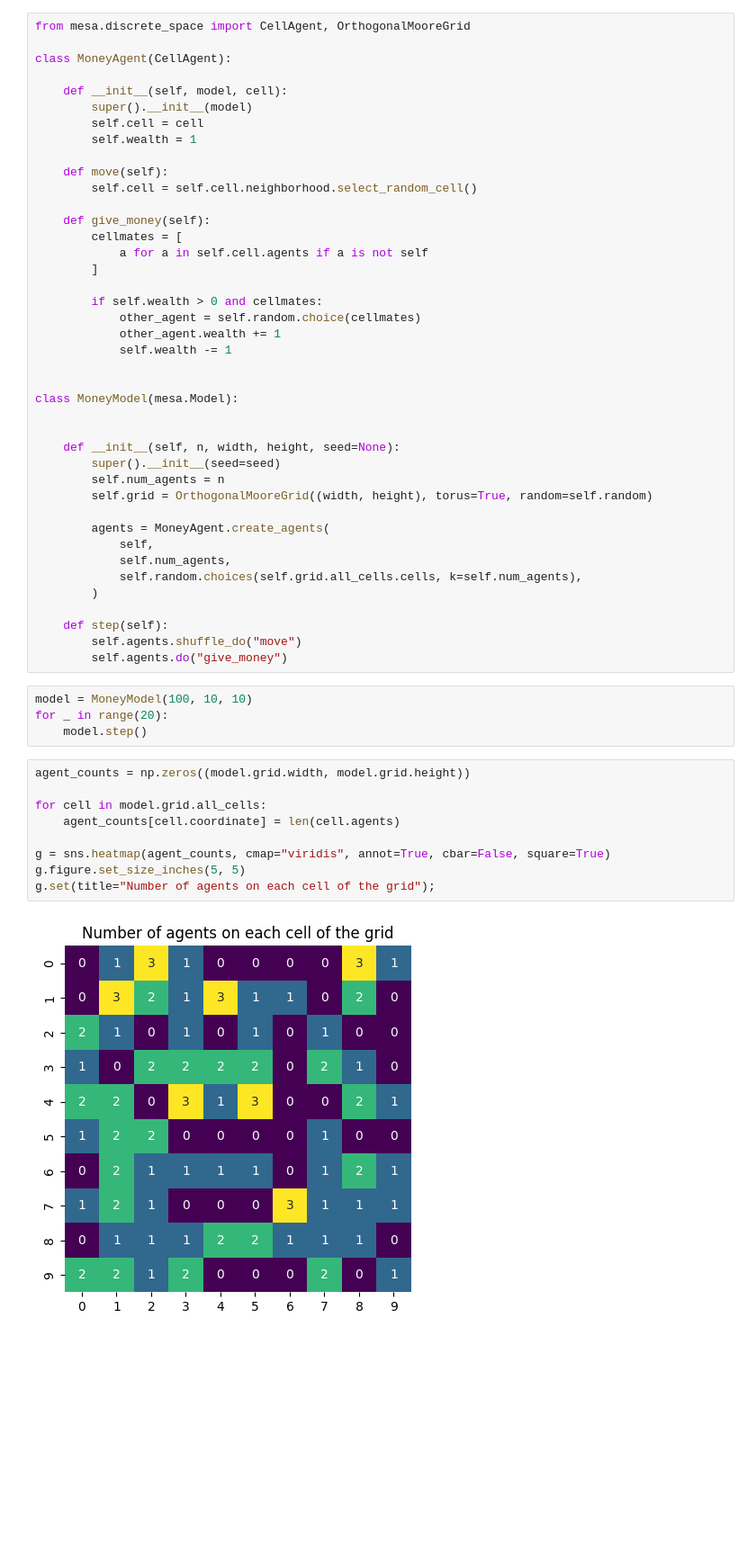
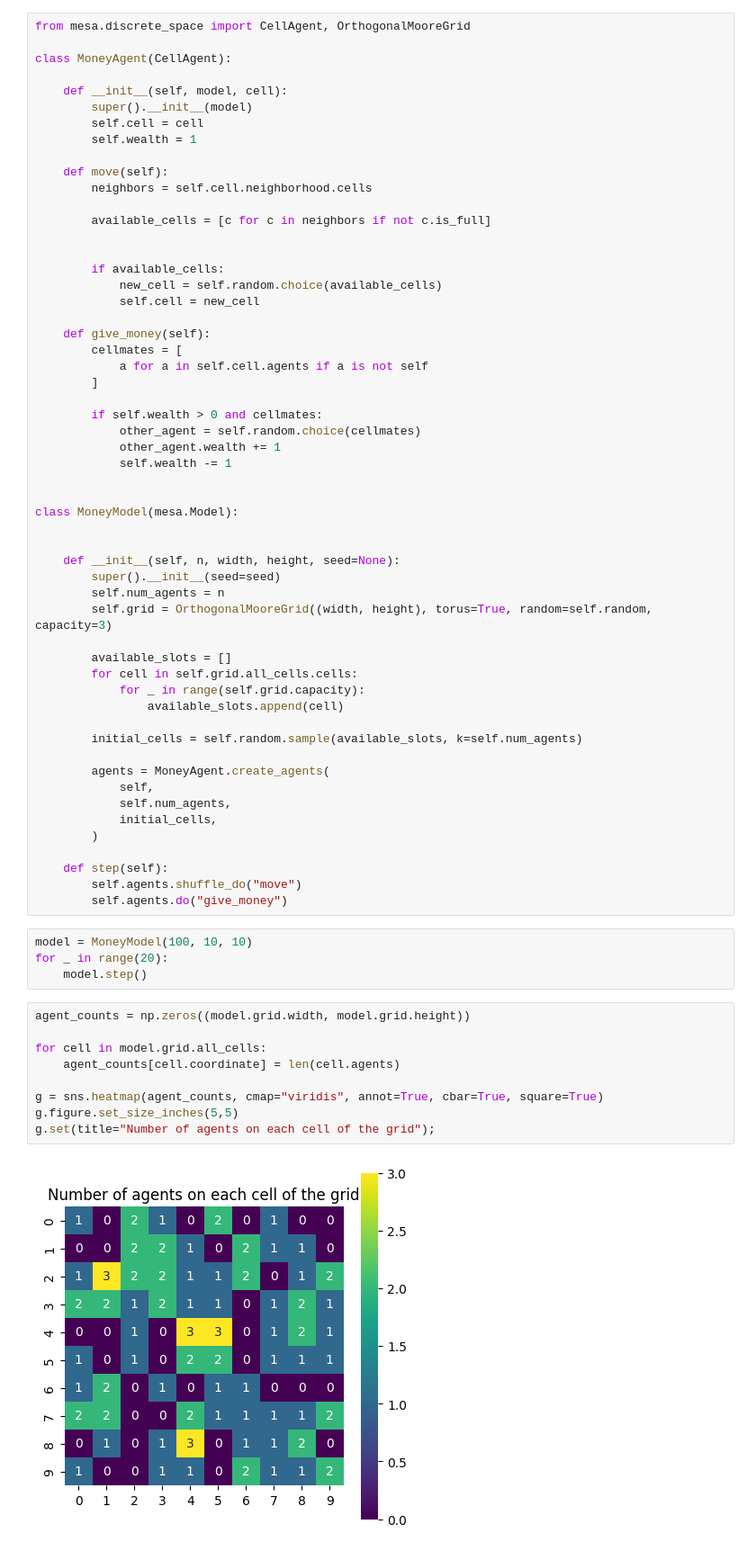
Before and after one commit to tvishaa05/MoneyModel-Mesa-, a Jupyter notebook: Adding Space.ipynb, the cells around one changed output. Shown: that part at 90% size. Saved outputs shown, nothing was run; the diff lists cells and outputs as text; blank space fills up the shorter version.

```diff
--- a/Adding Space.ipynb
+++ b/Adding Space.ipynb
@@ -48,7 +48,14 @@ class MoneyAgent(CellAgent):
         self.wealth = 1
 
     def move(self):
-        self.cell = self.cell.neighborhood.select_random_cell()
+        neighbors = self.cell.neighborhood.cells
+
+        available_cells = [c for c in neighbors if not c.is_full]
+
+
+        if available_cells:
+            new_cell = self.random.choice(available_cells)
+            self.cell = new_cell
 
     def give_money(self):
         cellmates = [
@@ -67,12 +74,19 @@ class MoneyModel(mesa.Model):
     def __init__(self, n, width, height, seed=None):
         super().__init__(seed=seed)
         self.num_agents = n
-        self.grid = OrthogonalMooreGrid((width, height), torus=True, random=self.random)
+        self.grid = OrthogonalMooreGrid((width, height), torus=True, random=self.random, capacity=3)
+
+        available_slots = []
+        for cell in self.grid.all_cells.cells:
+            for _ in range(self.grid.capacity):
+                available_slots.append(cell)
+
+        initial_cells = self.random.sample(available_slots, k=self.num_agents)
 
         agents = MoneyAgent.create_agents(
             self,
             self.num_agents,
-            self.random.choices(self.grid.all_cells.cells, k=self.num_agents),
+            initial_cells,
         )
 
     def step(self):
@@ -85,11 +99,11 @@ for _ in range(20):
 # %%
 agent_counts = np.zeros((model.grid.width, model.grid.height))
 
 for cell in model.grid.all_cells:
     agent_counts[cell.coordinate] = len(cell.agents)
 
-g = sns.heatmap(agent_counts, cmap="viridis", annot=True, cbar=False, square=True)
-g.figure.set_size_inches(5, 5)
+g = sns.heatmap(agent_counts, cmap="viridis", annot=True, cbar=True, square=True)
+g.figure.set_size_inches(5,5)
 g.set(title="Number of agents on each cell of the grid");
 # %% [output]
-[figure, old version]
+[figure, new version]
```
Also changed, not shown: parts of 3 cells of this notebook, 5 other files.
